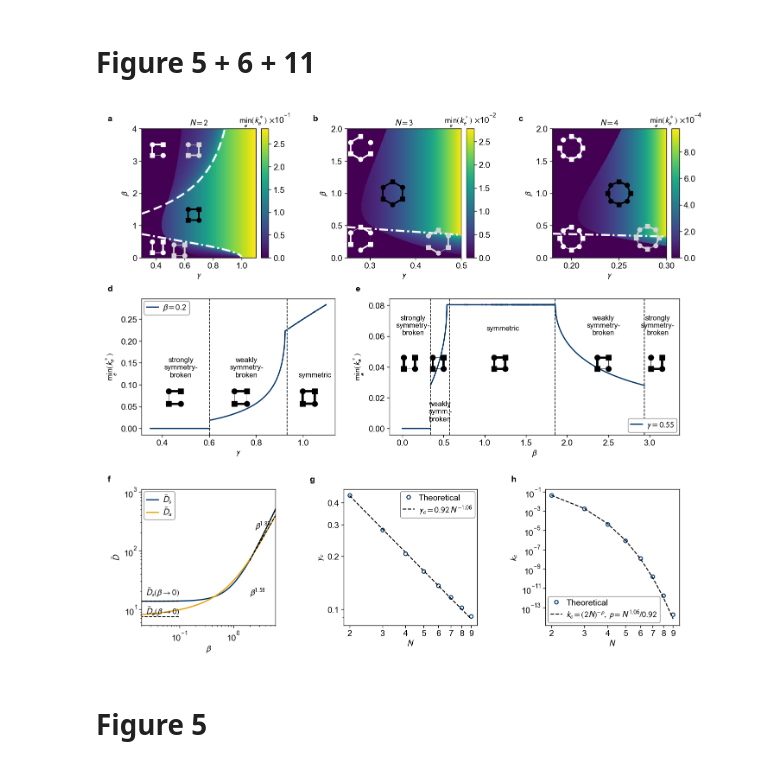
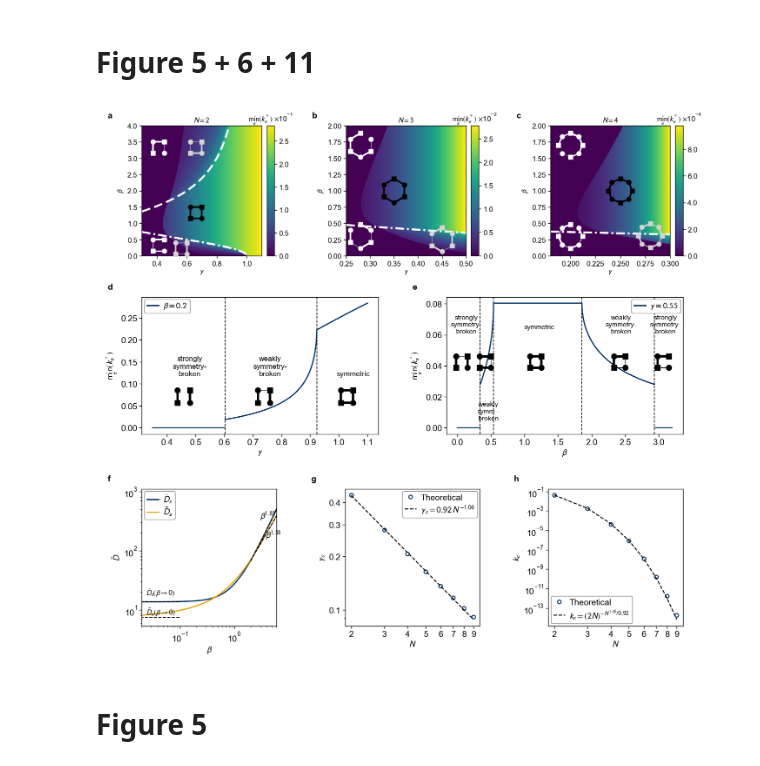
Before and after one commit to ibfzj/optimal-networks, a Jupyter notebook: rings.ipynb, the cells around one changed output. Saved outputs shown, nothing was run; the diff lists cells and outputs as text; code cells hidden in the pictures.

Commit message:
Figure 3

```diff
--- a/rings.ipynb
+++ b/rings.ipynb
@@ -334,12 +334,13 @@ plt.show()
 # %% [markdown]
 # Figure 5 + 6 + 11
 # %%
+
 # Define plot characteristics
 
 figstyle.apply()
 
 # White stability boundaries: dash-dotted for the lower branch on every N,
-# dashed for the extra  boundary that exists only at N = 2.
+# dashed for the boundary that exists only at N = 2.
 LW_BOUNDARY = 1.6
 DASHDOT = (0, (4.5, 1.5, 1, 1.5))
 DASHED = (0, (4.5, 2.2))
@@ -349,7 +350,6 @@ DASHED = (0, (4.5, 2.2))
 mu = 1.0
 kappa = 1.0
 
-
 width, height = 179.0, 168.0
 left, right = 12.0, 9.0
 avail = width - left - right
@@ -358,14 +358,12 @@ row1_bottom, row1_height = 120.0, 38.0
 row2_bottom, row2_height = 68.0, 40.0
 row3_bottom, row3_height = 12.0, 40.0
 
-cb_w, cb_pad, row1_gap = 2.2, 1.5, 23.0
+cb_w, cb_pad, row1_gap = 2.2, 1.5, 21.0
 row1_w = (avail - 3 * (cb_pad + cb_w) - 2 * row1_gap) / 3
 block_w = row1_w + cb_pad + cb_w
 
-
-row2_gap = 16.0
-row2_w_d = (avail - row2_gap) * 0.40
-row2_w_e = (avail - row2_gap) * 0.60
+row2_gap = 20.0
+row2_w = (avail - row2_gap) / 2
 
 row3_gap = 20.0
 row3_w = (avail - 2 * row3_gap) / 3
@@ -402,7 +400,7 @@ for i, (N, gamma_values, beta_values, insets) in enumerate(panel_specs):
     cax = fig.add_axes(rect(x + row1_w + cb_pad, row1_bottom, cb_w, row1_height))
 
     plot_capacity_values(capacity_values, N, beta_values, gamma_values,
-                         ax=ax, cax=cax, fontsize=7.0, label_above=True,
+                         ax=ax, cax=cax, fontsize=6.0, label_above=True,
                          N_label_xy=None)
 
     # Local stability boundaries of the symmetric branch
@@ -424,16 +422,28 @@ for i, (N, gamma_values, beta_values, insets) in enumerate(panel_specs):
 
 # Subplot (d): optimal state versus gamma at fixed beta
 
-ax_d = fig.add_axes(rect(left, row2_bottom, row2_w_d, row2_height))
+ax_d = fig.add_axes(rect(left, row2_bottom, row2_w, row2_height))
 
 fixed_betas = [0.2]
 gamma_values_d = np.linspace(0.35, 1.1, 1000)
 minK_d, branch_labels_d = get_capacities_all_branches(2, mu, fixed_betas, gamma_values_d,
                                                       kappa=kappa, verbose=False)
 
+def strong_breaking_boundaries(y, x):
+    """min_e k is exactly zero in the strongly symmetry-broken phase."""
+    z = np.asarray(y, dtype=float) <= 0.0
+    i = np.where(z[:-1] != z[1:])[0]
+    return 0.5 * (np.asarray(x)[i] + np.asarray(x)[i + 1])
+
+breaks_d = strong_breaking_boundaries(minK_d[0], gamma_values_d)
+gamma_alt = (mu**2 - fixed_betas[0]**2) / (mu**2 + fixed_betas[0]**2)
+jumps_d = np.sort(np.append(breaks_d, gamma_alt))
+
 plot_curves_fixed_betas(fixed_betas, gamma_values_d, minK_d, branch_labels_d,
                         ax=ax_d, fontsize=7.0, lw=1.0, jump_lw=0.6,
-                        colors=["#003366"], legend_loc="upper left")
+                        colors=["#003366"], legend_loc="upper left",
+                        jump_positions=jumps_d, break_positions=breaks_d)
+
 
 for gamma_i, x_i, txt in [(0.40, 0.48, "strongly\nsymmetry-\nbroken"),
                           (0.70, 0.76, "weakly\nsymmetry-\nbroken"),
@@ -445,16 +455,24 @@ for gamma_i, x_i, txt in [(0.40, 0.48, "strongly\nsymmetry-\nbroken"),
 
 # Subplot (e): reentrant behaviour versus beta at fixed gamma
 
-ax_e = fig.add_axes(rect(left + row2_w_d + row2_gap, row2_bottom, row2_w_e, row2_height))
+ax_e = fig.add_axes(rect(left + row2_w + row2_gap, row2_bottom, row2_w, row2_height))
 
 fixed_gammas = [0.55]
 beta_values_e = np.linspace(0.0, 3.2, 5000)
 minK_e, branch_labels_e = get_capacities_all_branches(2, mu, beta_values_e, fixed_gammas,
                                                       kappa=kappa, verbose=False)
 
+g0 = fixed_gammas[0]
+beta_alt = mu * np.sqrt(3 / (2**2 - 1)) * np.sqrt((1 - g0) / (1 + g0))
+beta_block = mu * np.sqrt((1 + g0) / (1 - g0))
+breaks_e = strong_breaking_boundaries(minK_e[:, 0], beta_values_e)
+jumps_e = np.sort(np.concatenate([breaks_e, [beta_alt, beta_block]]))
+
 plot_curves_fixed_gammas(beta_values_e, fixed_gammas, minK_e, branch_labels_e,
                          ax=ax_e, fontsize=7.0, lw=1.0, jump_lw=0.6,
-                         colors=["#003366"], legend_loc="lower right")
+                         colors=["#003366"], legend_loc="upper right",
+                         jump_positions=jumps_e, break_positions=breaks_e)
+
 
 for beta_i, x_i in [(0.10, 0.15), (0.35, 0.50), (1.00, 1.25), (2.80, 2.50), (3.00, 3.15)]:
     G_i, _, _ = build_optimized_ring_graph(2, beta=beta_i, gamma=0.55, mu=mu)
@@ -466,7 +484,8 @@ for x_i, y_i, txt in [(0.13, 0.060, "strongly\nsymmetry-\nbroken"),
                       (1.22, 0.063, "symmetric"),
                       (2.44, 0.060, "weakly\nsymmetry-\nbroken"),
                       (3.10, 0.060, "strongly\nsymmetry-\nbroken")]:
-    ax_e.text(x_i, y_i, txt, ha="center", va="bottom", fontsize=6.0)
+    ax_e.text(x_i, y_i, txt, ha="center", va="bottom", fontsize=5.5)
+
 
 # Subplot (f): scaling of the dissipation with the fluctuation strength
 
@@ -500,10 +519,14 @@ beta_small = beta_values_f[beta_values_f < 0.1]
 ax_f.plot(beta_small, np.full_like(beta_small, Ds_limit), "--", color="k", lw=0.7)
 ax_f.plot(beta_small, np.full_like(beta_small, Da_limit), "--", color="k", lw=0.7)
 
-ax_f.text(2.5, np.exp(intercept_s) * 2.5 ** slope_s * 2.4, rf"$\beta^{{{slope_s:.2f}}}$", fontsize=7.0)
-ax_f.text(2.0, np.exp(intercept_a) * 2.0 ** slope_a * 0.26, rf"$\beta^{{{slope_a:.2f}}}$", fontsize=7.0)
-ax_f.text(0.024, Ds_limit * 1.30, r"$\bar D_s(\beta\to0)$", fontsize=7.0)
-ax_f.text(0.024, Da_limit * 1.12, r"$\bar D_a(\beta\to0)$", fontsize=7.0)
+ax_f.text(4.1, np.exp(intercept_s) * 4.1 ** slope_s * 1.28, rf"$\beta^{{{slope_s:.2f}}}$",
+          fontsize=7.0, ha="center", va="bottom")
+ax_f.text(5.3, np.exp(intercept_a) * 5.3 ** slope_a * 0.72, rf"$\beta^{{{slope_a:.2f}}}$",
+          fontsize=7.0, ha="center", va="top")
+
+
+ax_f.text(0.024, Ds_limit * 1.30, r"$\bar D_s(\beta\to0)$", fontsize=6.0)
+ax_f.text(0.024, Da_limit * 1.12, r"$\bar D_a(\beta\to0)$", fontsize=6.0)
 
 ax_f.set_xscale("log")
 ax_f.set_yscale("log")
@@ -519,6 +542,7 @@ ax_g = fig.add_axes(rect(left + row3_w + row3_gap, row3_bottom, row3_w, row3_hei
 
 N_values = np.arange(2, 10, 1)
 gamma_c = np.load("gamma_c_vs_N.npy")
+#gamma_c = np.array([0.440591, 0.28053, 0.20590, 0.16269, 0.13323, 0.11261, 0.09690, 0.084138])
 
 
 def power_law(N, c, alpha):
@@ -548,37 +572,37 @@ ax_g.legend(loc="upper right")
 
 ax_h = fig.add_axes(rect(left + 2 * (row3_w + row3_gap), row3_bottom, row3_w, row3_height))
 
 k_cusp = np.array([(2 * N_values[i]) ** (-1.0 / gamma_c[i]) for i in range(len(N_values))])
 
 ax_h.loglog(N_values, k_cusp, "o", mfc="none", mec="#003366", mew=0.8, ms=3.0,
             label="Theoretical")
 ax_h.loglog(N_values, k_crit_function(N_values, *popt), "--", color="k", lw=0.8,
-            label=rf"$k_c = (2N)^{{-p}},\; p = N^{{{alpha_fit:.2f}}}/{c_fit:.2f}$")
+            label=rf"$k_c = (2N)^{{-N^{{{alpha_fit:.2f}}}/{c_fit:.2f}}}$")
 ax_h.set_xlabel(r"$N$")
 ax_h.set_ylabel(r"$k_c$")
 ax_h.set_xticks(N_values)
 ax_h.set_xticklabels([str(n) for n in N_values])
 ax_h.legend(loc="lower left")
 
 # Panel labels
 
 panels = [("a", left, row1_bottom + row1_height),
           ("b", left + block_w + row1_gap, row1_bottom + row1_height),
           ("c", left + 2 * (block_w + row1_gap), row1_bottom + row1_height),
           ("d", left, row2_bottom + row2_height),
-          ("e", left + row2_w_d + row2_gap, row2_bottom + row2_height),
+          ("e", left + row2_w + row2_gap, row2_bottom + row2_height),
           ("f", left, row3_bottom + row3_height),
           ("g", left + row3_w + row3_gap, row3_bottom + row3_height),
           ("h", left + 2 * (row3_w + row3_gap), row3_bottom + row3_height)]
 
 for letter, x, y in panels:
     figstyle.panel_label(fig, letter, (x - 10.0) / width, (y + 4.0) / height)
 
 # bbox_inches="tight" is deliberately not used
-#fig.savefig("Figure3.pdf", format="pdf")
+fig.savefig("Figure3.pdf", format="pdf")
 plt.show()
 # %% [output]
-[figure, old version]
+[figure, new version]
 # %% [markdown]
 # Figure 5
 # %% [markdown]
```
Also changed, not shown: parts of 1 cell of this notebook, 1 other file.
